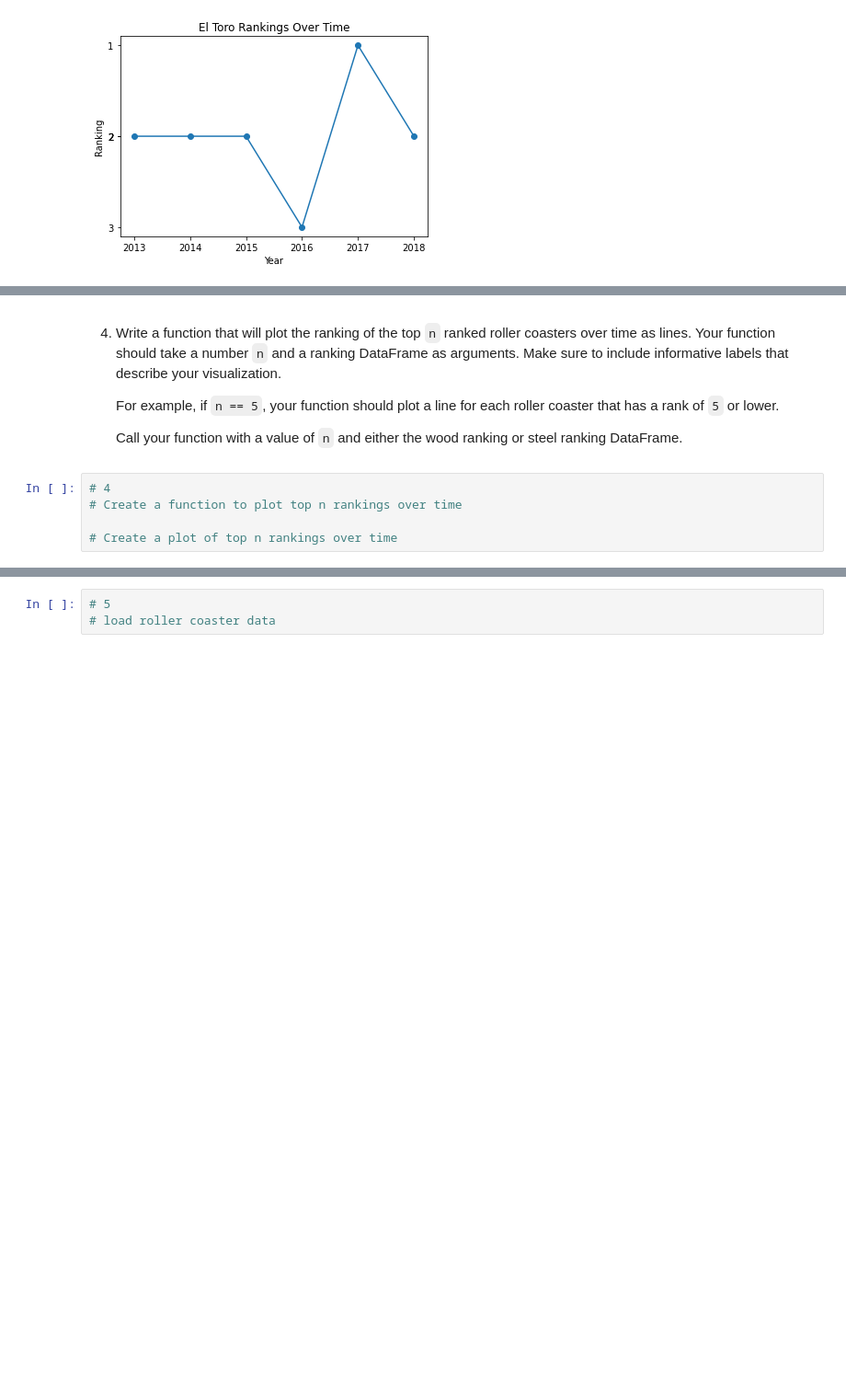
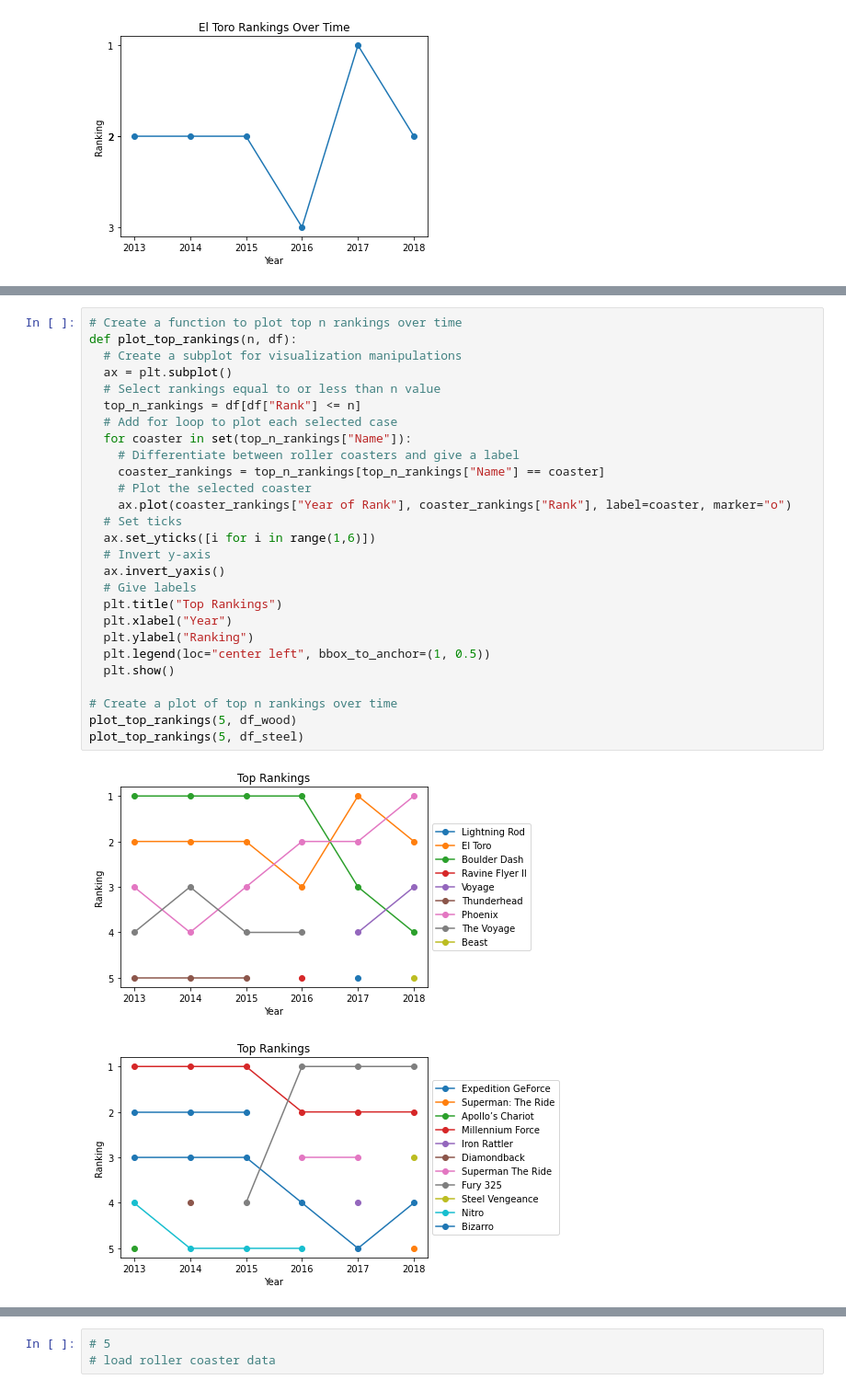
Before and after one commit to soyuz108/Roller-Coasters, a Jupyter notebook: Roller Coaster.ipynb, the cells around one changed output, grey strips where cells are left out. Shown at 92% size. Saved outputs shown, nothing was run; the diff lists cells and outputs as text; blank space fills up the shorter version.

Commit message:
Function #4, needs revision

```diff
--- a/Roller Coaster.ipynb
+++ b/Roller Coaster.ipynb
@@ -115,15 +115,34 @@ def plot_two_rankings(names, df):
 plot_two_rankings([("El Toro", "Six Flags Great Adventure"), ("Boulder Dash", "Lake Compounce")], df_full)
 # %% [output]
 [figure]
-# %% [markdown]
-4. Write a function that will plot the ranking of the top `n` ranked roller coasters over time as lines. Your function should take a number `n` and a ranking DataFrame as arguments. Make sure to include informative labels that describe your visualization.
-
-   For example, if `n == 5`, your function should plot a line for each roller coaster that has a rank of `5` or lower.
-
-   Call your function with a value of `n` and either the wood ranking or steel ranking DataFrame.
-# %%
-# 4
-# Create a function to plot top n rankings over time
-
-# Create a plot of top n rankings over time
+# %%
+# Create a function to plot top n rankings over time
+def plot_top_rankings(n, df):
+  # Create a subplot for visualization manipulations
+  ax = plt.subplot()
+  # Select rankings equal to or less than n value
+  top_n_rankings = df[df["Rank"] <= n]
+  # Add for loop to plot each selected case
+  for coaster in set(top_n_rankings["Name"]):
+    # Differentiate between roller coasters and give a label
+    coaster_rankings = top_n_rankings[top_n_rankings["Name"] == coaster]
+    # Plot the selected coaster
+    ax.plot(coaster_rankings["Year of Rank"], coaster_rankings["Rank"], label=coaster, marker="o")
+  # Set ticks
+  ax.set_yticks([i for i in range(1,6)])
+  # Invert y-axis
+  ax.invert_yaxis()
+  # Give labels
+  plt.title("Top Rankings")
+  plt.xlabel("Year")
+  plt.ylabel("Ranking")
+  plt.legend(loc="center left", bbox_to_anchor=(1, 0.5))
+  plt.show()
+
+# Create a plot of top n rankings over time
+plot_top_rankings(5, df_wood)
+plot_top_rankings(5, df_steel)
+# %% [output]
+[figure, added]
+[figure, added]
 # %% [markdown]
```
Also changed, not shown: parts of 2 cells of this notebook.
